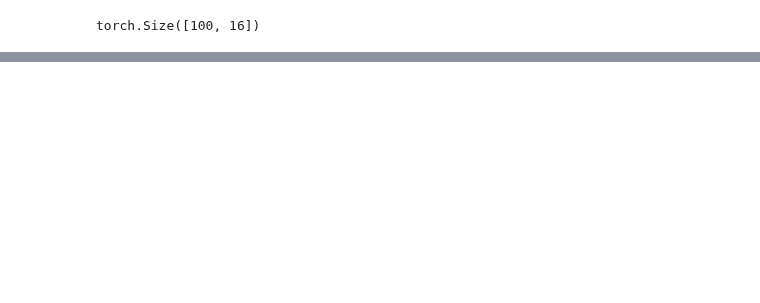
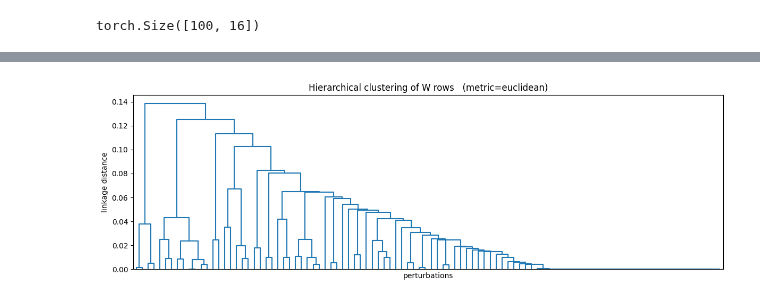
Before and after one commit to azizilab/SHERLOCK, a Jupyter notebook: PerturbVAE/training_test.ipynb, the cells around one changed output, grey strips where cells are left out. Saved outputs shown, nothing was run; the diff lists cells and outputs as text; code cells hidden in the pictures; blank space fills up the shorter version.

```diff
--- a/PerturbVAE/training_test.ipynb
+++ b/PerturbVAE/training_test.ipynb
@@ -333,0 +281,23 @@ plt.hist(B.flatten(), bins=100)
+# %%
+import numpy as np, pandas as pd
+from scipy.spatial.distance import pdist, squareform
+from scipy.cluster.hierarchy import linkage, dendrogram, fcluster
+import matplotlib.pyplot as plt
+
+W_norm = (W - W.mean(0)) / W.std(0, ddof=1)
+
+
+metric  = "euclidean"  # 'euclidean', 'cosine', 'correlation'
+dist_mat = pdist(W, metric=metric)
+
+link = linkage(dist_mat, method="ward")
+
+plt.figure(figsize=(12, 4))
+dendrogram(link, no_labels=True, color_threshold=0.0, count_sort=True)
+plt.title(f"Hierarchical clustering of W rows   (metric={metric})")
+plt.xlabel("perturbations")
+plt.ylabel("linkage distance")
+plt.tight_layout()
+plt.show()
+# %% [output]
+[figure, added]
```
Also changed, not shown: parts of 16 cells of this notebook, 1 other file.
